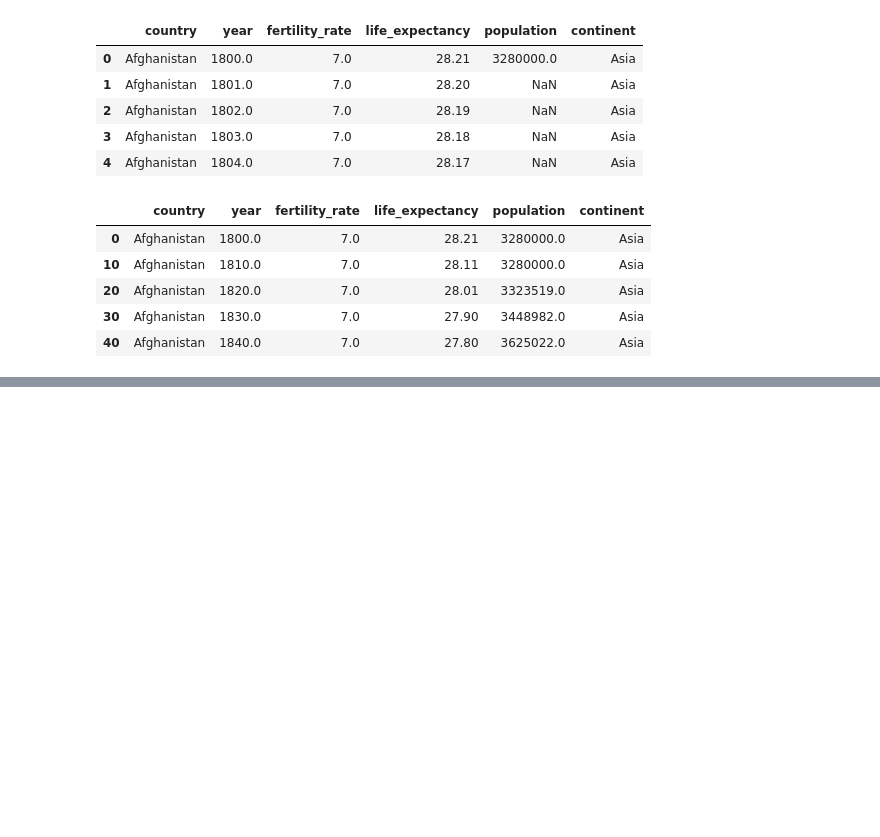
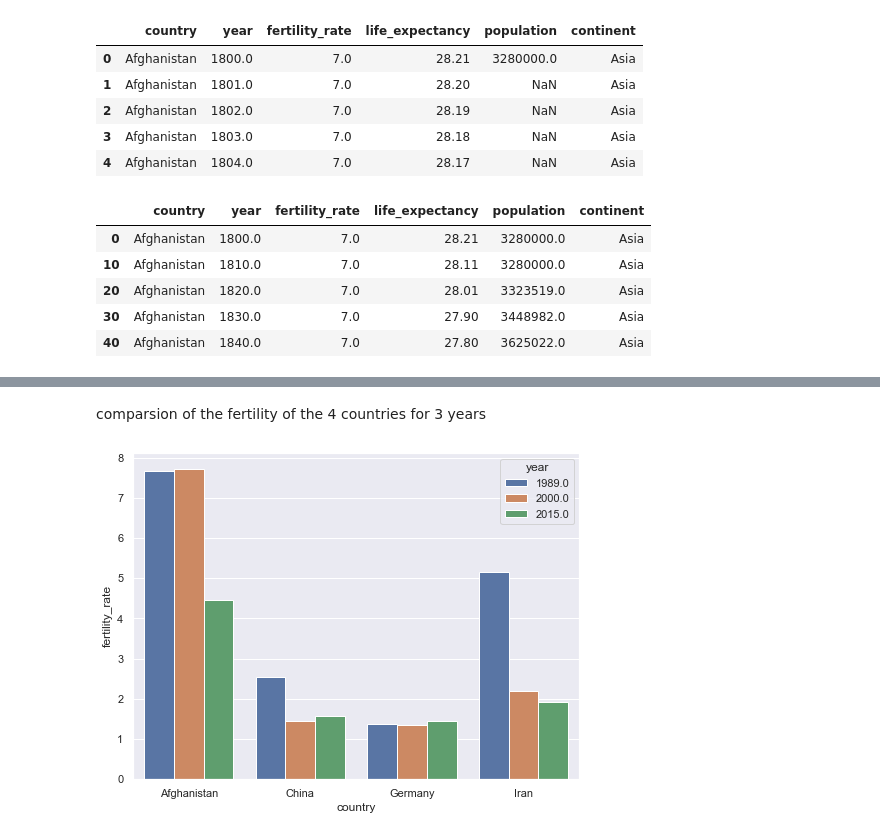
Before and after one commit to miladbehrooz/Gapminder_Analysis, a Jupyter notebook: notebook/gapminder_analysis.ipynb, the cells around one changed output, grey strips where cells are left out. Saved outputs shown, nothing was run; the diff lists cells and outputs as text; code cells hidden in the pictures; blank space fills up the shorter version.

```diff
--- a/notebook/gapminder_analysis.ipynb
+++ b/notebook/gapminder_analysis.ipynb
@@ -263,0 +292,7 @@ df.head()
+# %% [markdown]
+comparsion of the fertility of the 4 countries for 3 years
+# %%
+subset_three_years = subset.loc[(subset['year'].isin([1989,2000,2015]) )]
+sns.barplot(data=subset_three_years,x='country',y='fertility_rate',hue='year');
+# %% [output]
+[figure, added]
```
Also changed, not shown: parts of 22 cells of this notebook.
